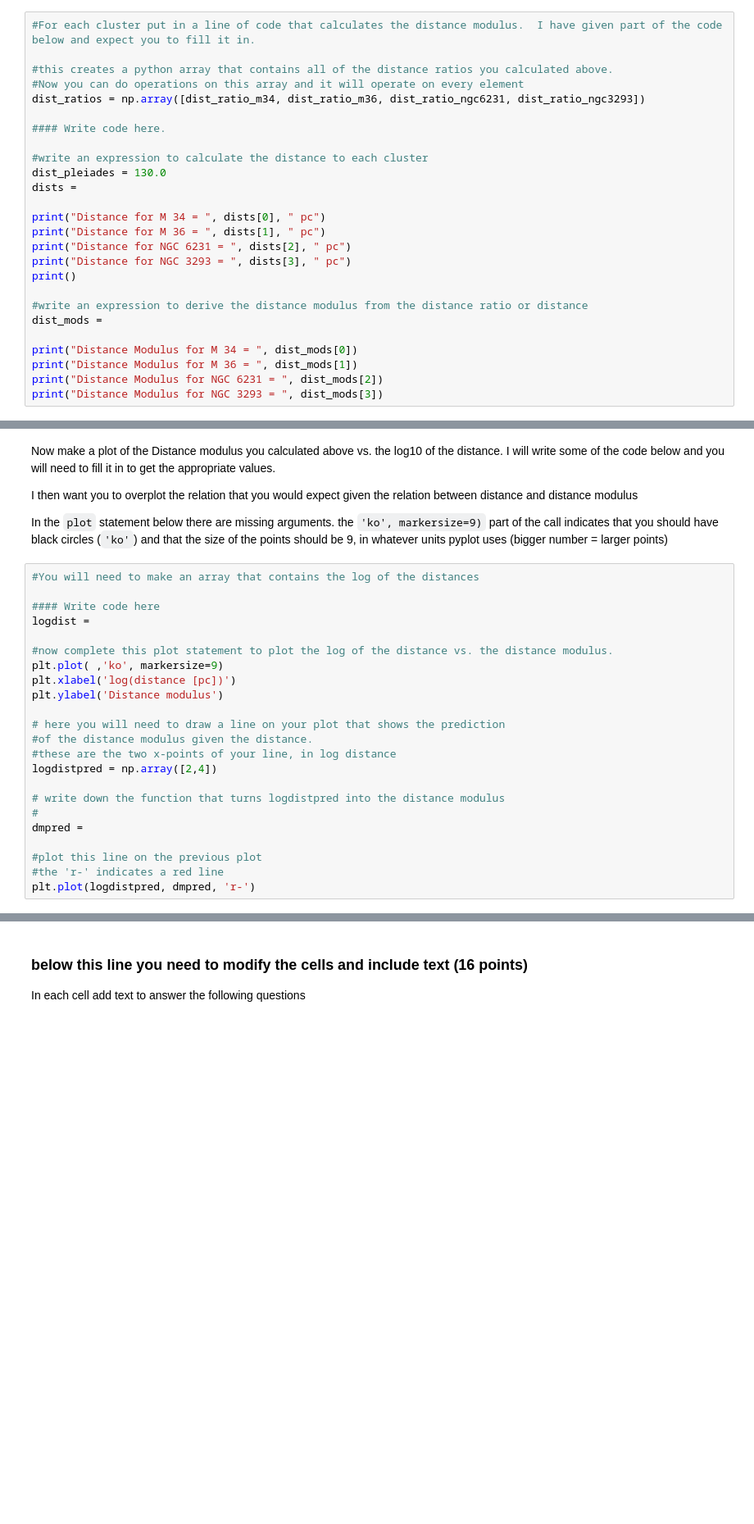
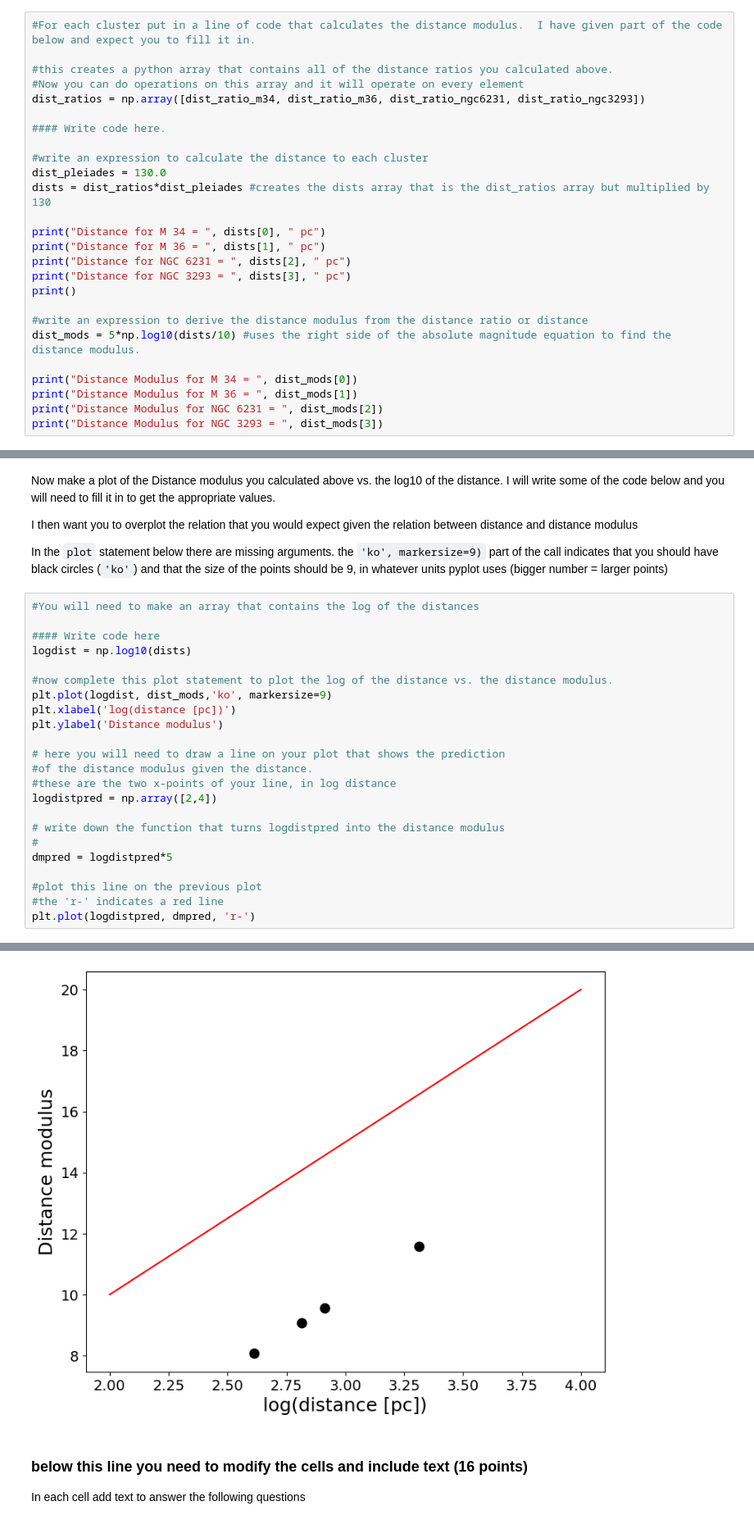
Before and after one commit to aaronreithku/CMD_distmod_student, a Jupyter notebook: cluster_plot_student.ipynb, the cells around one changed output, grey strips where cells are left out. Shown: that part at 82% size. Cells and saved outputs as stored; diff of their text form; blank space fills up the shorter version.

```diff
--- a/cluster_plot_student.ipynb
+++ b/cluster_plot_student.ipynb
@@ -136,7 +148,7 @@ dist_ratios = np.array([dist_ratio_m34, dist_ratio_m36, dist_ratio_ngc6231, dist
 
 #write an expression to calculate the distance to each cluster
 dist_pleiades = 130.0
-dists =
+dists = dist_ratios*dist_pleiades #creates the dists array that is the dist_ratios array but multiplied by 130
 
 print("Distance for M 34 = ", dists[0], " pc")
 print("Distance for M 36 = ", dists[1], " pc")
@@ -145,7 +157,7 @@ print("Distance for NGC 3293 = ", dists[3], " pc")
 print()
 
 #write an expression to derive the distance modulus from the distance ratio or distance
-dist_mods =
+dist_mods = 5*np.log10(dists/10) #uses the right side of the absolute magnitude equation to find the distance modulus.
 
 print("Distance Modulus for M 34 = ", dist_mods[0])
 print("Distance Modulus for M 36 = ", dist_mods[1])
@@ -161,10 +183,10 @@ In the `plot` statement below there are missing arguments.  the `'ko', markersiz
 #You will need to make an array that contains the log of the distances
 
 #### Write code here
-logdist =
+logdist = np.log10(dists)
 
 #now complete this plot statement to plot the log of the distance vs. the distance modulus.
-plt.plot( ,'ko', markersize=9)
+plt.plot(logdist, dist_mods,'ko', markersize=9)
 plt.xlabel('log(distance [pc])')
 plt.ylabel('Distance modulus')
 
@@ -175,8 +197,9 @@ logdistpred = np.array([2,4])
 
 # write down the function that turns logdistpred into the distance modulus
 #
-dmpred =
+dmpred = logdistpred*5
 
 #plot this line on the previous plot
 #the 'r-' indicates a red line
 plt.plot(logdistpred, dmpred, 'r-')
+# %% [output]
@@ -183,3 +207,4 @@ plt.plot(logdistpred, dmpred, 'r-')
+[figure, added]
 # %% [markdown]
 ### below this line you need to modify the cells and include text  (16 points)
 
```
Also changed, not shown: parts of 21 cells of this notebook.
